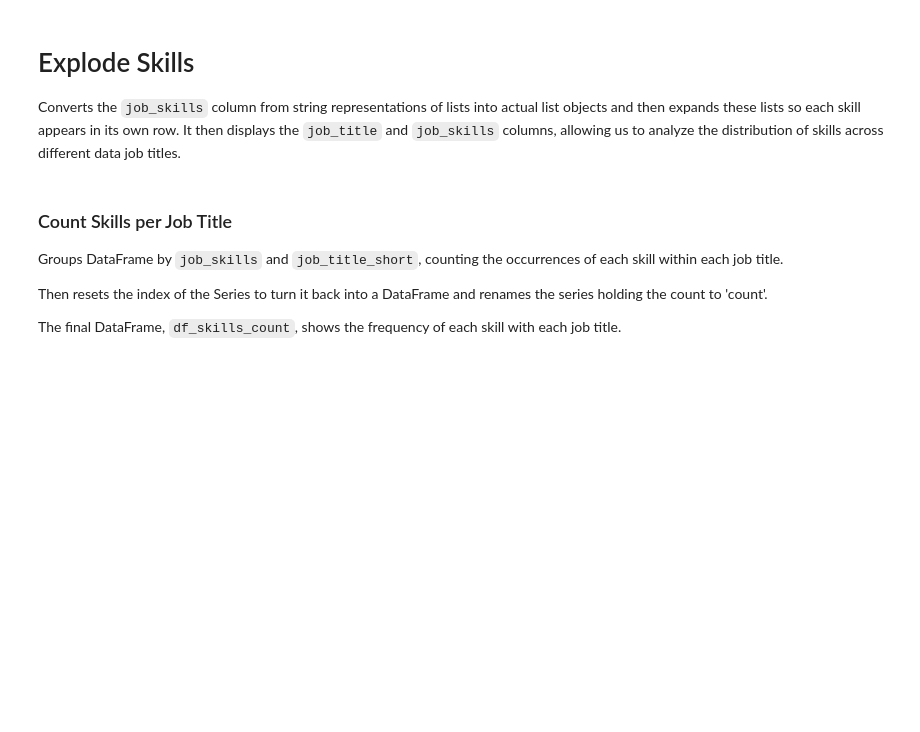
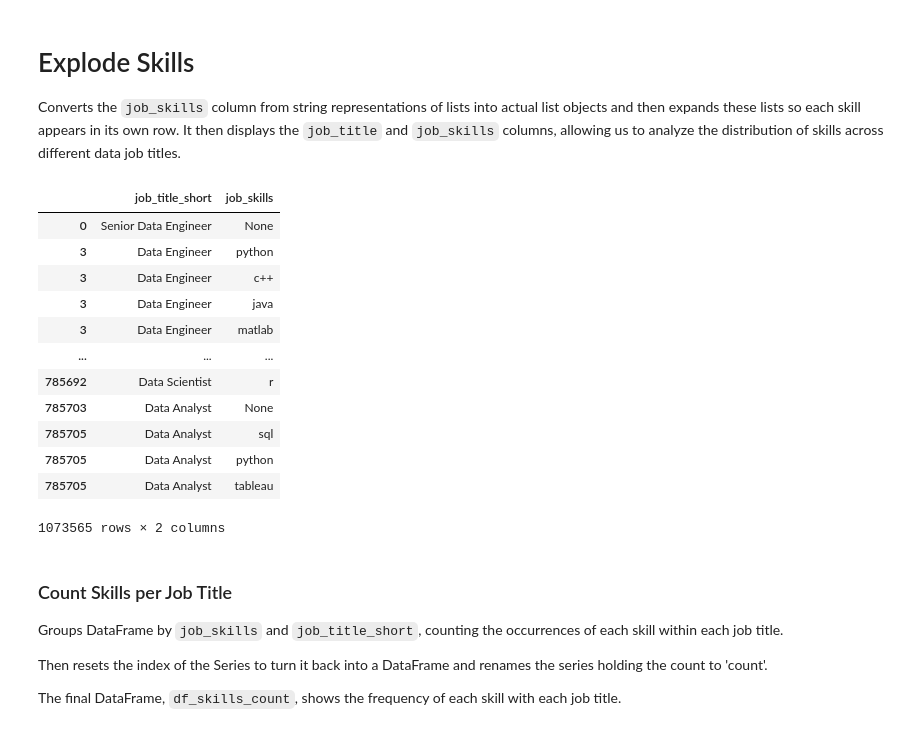
Before and after one commit to amitkr209/Python_and_R_Projects, a Jupyter notebook: 3_Project/2_Skill_Demand.ipynb, the cells around one changed output. Saved outputs shown, nothing was run; the diff lists cells and outputs as text; code cells hidden in the pictures; blank space fills up the shorter version.

```diff
--- a/3_Project/2_Skill_Demand.ipynb
+++ b/3_Project/2_Skill_Demand.ipynb
@@ -240,7 +241,21 @@ Converts the `job_skills` column from string representations of lists into actua
 # %%
 df_skills = df_US.explode('job_skills')
 
-df_skills[['job_title', 'job_skills']]
+df_skills[['job_title_short', 'job_skills']]
+# %% [output]
+|  | job_title_short | job_skills |
+| 0 | Senior Data Engineer | None |
+| 3 | Data Engineer | python |
+| 3 | Data Engineer | c++ |
+| 3 | Data Engineer | java |
+| 3 | Data Engineer | matlab |
+| ... | ... | ... |
+| 785692 | Data Scientist | r |
+| 785703 | Data Analyst | None |
+| 785705 | Data Analyst | sql |
+| 785705 | Data Analyst | python |
+| 785705 | Data Analyst | tableau |
+1073565 rows × 2 columns
 # %% [markdown]
 ### Count Skills per Job Title
 Groups DataFrame by `job_skills` and `job_title_short`, counting the occurrences of each skill within each job title.
```
Also changed, not shown: parts of 3 cells of this notebook.
